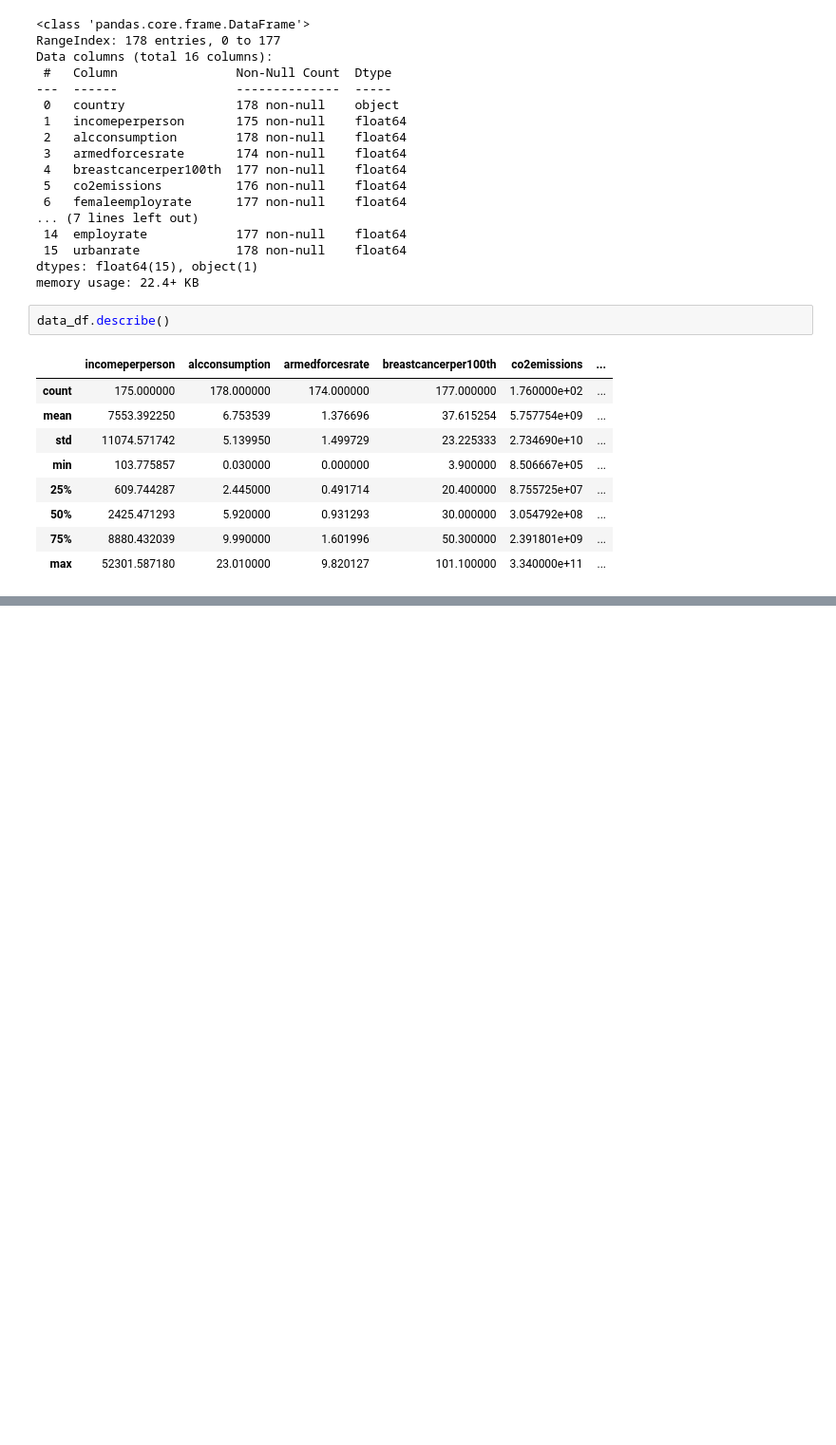
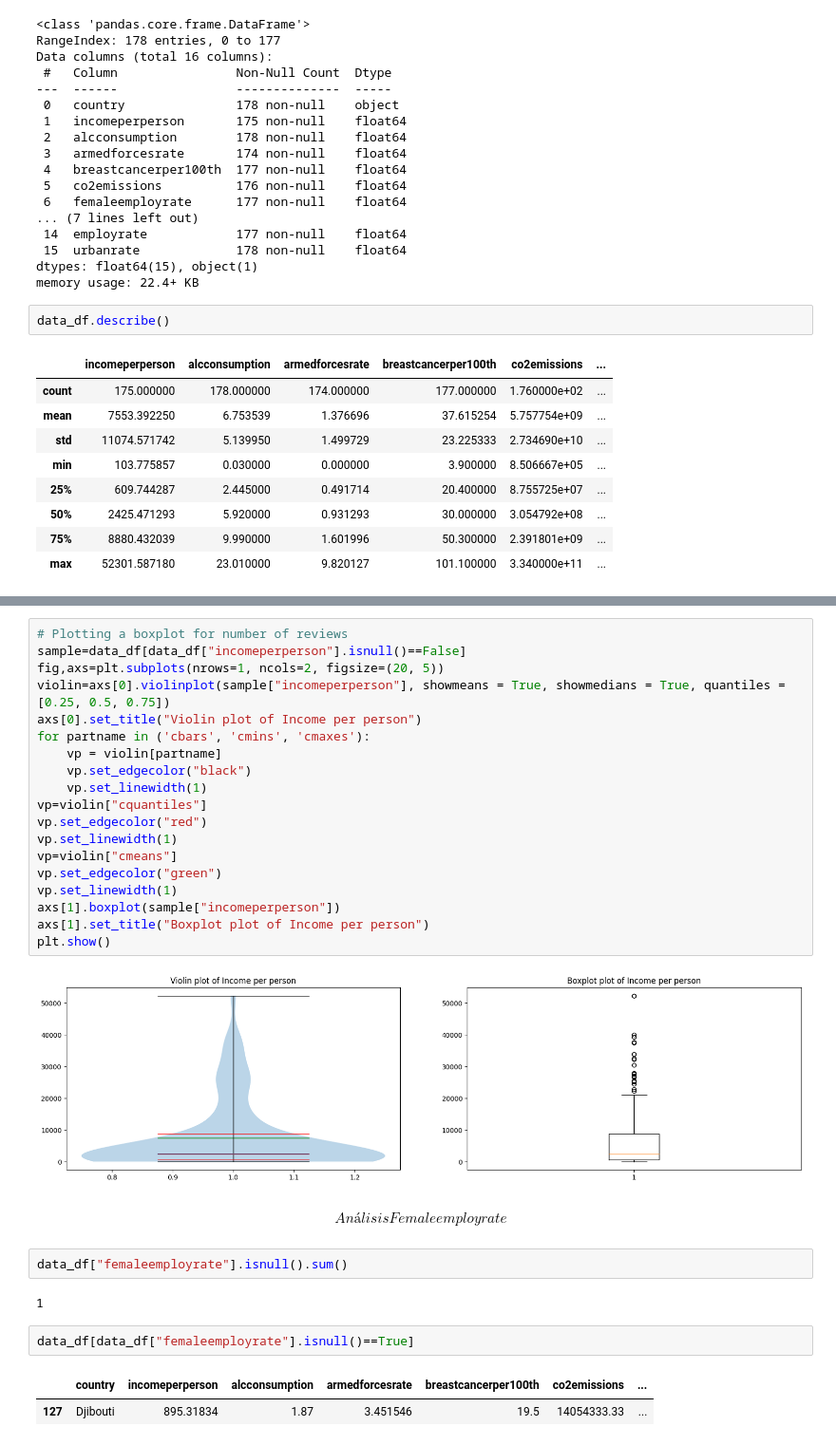
Before and after one commit to AngieRinBri/TallerPIBBancoMundial, a Jupyter notebook: Taller2.ipynb, the cells around one changed output, grey strips where cells are left out. Shown at 95% size. Drawn from its saved outputs; the diff is of its cells as text; blank space fills up the shorter version.

```diff
--- a/Taller2.ipynb
+++ b/Taller2.ipynb
@@ -73,0 +104,34 @@ data_df.describe()
+# %%
+# Plotting a boxplot for number of reviews
+sample=data_df[data_df["incomeperperson"].isnull()==False]
+fig,axs=plt.subplots(nrows=1, ncols=2, figsize=(20, 5))
+violin=axs[0].violinplot(sample["incomeperperson"], showmeans = True, showmedians = True, quantiles = [0.25, 0.5, 0.75])
+axs[0].set_title("Violin plot of Income per person")
+for partname in ('cbars', 'cmins', 'cmaxes'):
+    vp = violin[partname]
+    vp.set_edgecolor("black")
+    vp.set_linewidth(1)
+vp=violin["cquantiles"]
+vp.set_edgecolor("red")
+vp.set_linewidth(1)
+vp=violin["cmeans"]
+vp.set_edgecolor("green")
+vp.set_linewidth(1)
+axs[1].boxplot(sample["incomeperperson"])
+axs[1].set_title("Boxplot plot of Income per person")
+plt.show()
+# %% [output]
+[figure, added]
+# %% [markdown]
+$$
+Análisis Female employ rate
+$$
+# %%
+data_df["femaleemployrate"].isnull().sum()
+# %% [output]
+1
+# %%
+data_df[data_df["femaleemployrate"].isnull()==True]
+# %% [output]
+|  | country | incomeperperson | alcconsumption | armedforcesrate | breastcancerper100th | co2emissions | ... |
+| 127 | Djibouti | 895.31834 | 1.87 | 3.451546 | 19.5 | 14054333.33 | ... |
```
Also changed, not shown: parts of 47 cells of this notebook, 2 other files.
